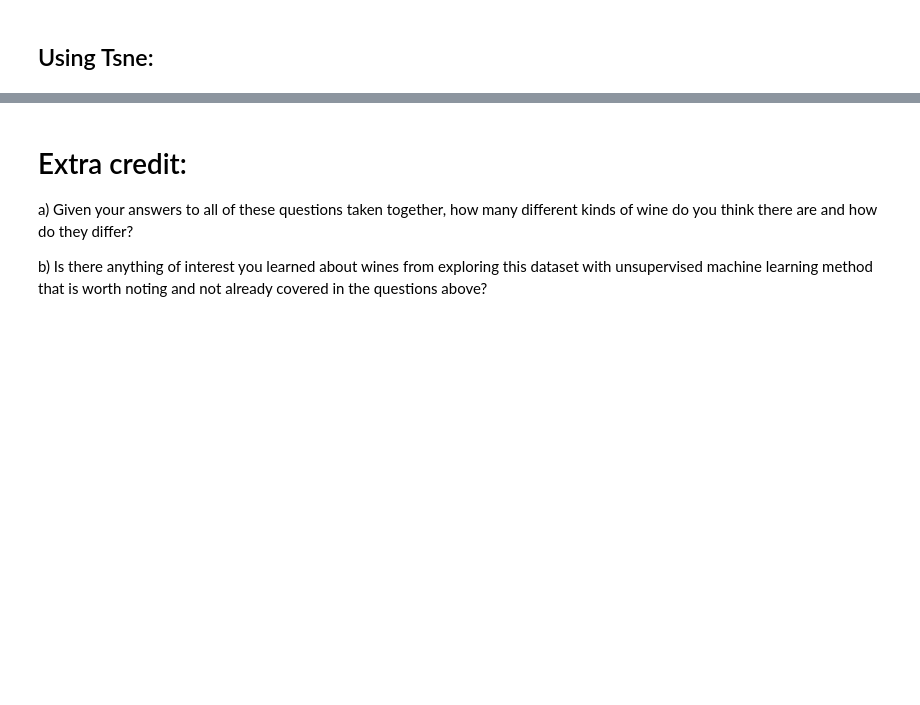
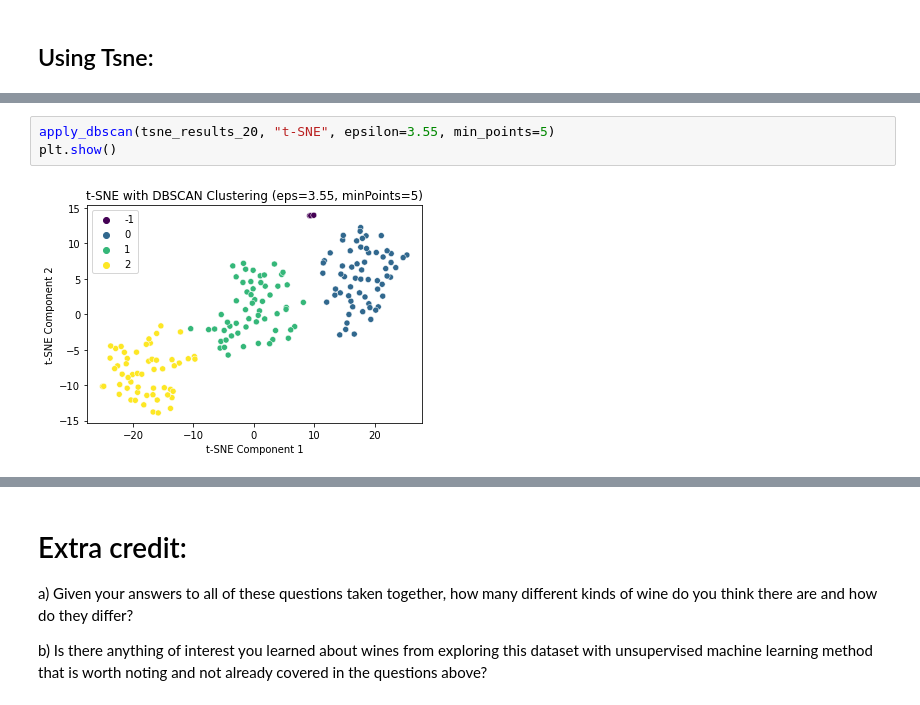
Before and after one commit to aragaomateus/fundamentalsOfML, a Jupyter notebook: HW5/Homework 5.ipynb, the cells around one changed output, grey strips where cells are left out. Drawn from its saved outputs; the diff is of its cells as text; blank space fills up the shorter version.

```diff
--- a/HW5/Homework 5.ipynb
+++ b/HW5/Homework 5.ipynb
@@ -475,0 +416,5 @@ plt.show()
+# %%
+apply_dbscan(tsne_results_20, "t-SNE", epsilon=3.55, min_points=5)
+plt.show()
+# %% [output]
+[figure, added]
```
Also changed, not shown: parts of 13 cells of this notebook, 12 other files.
